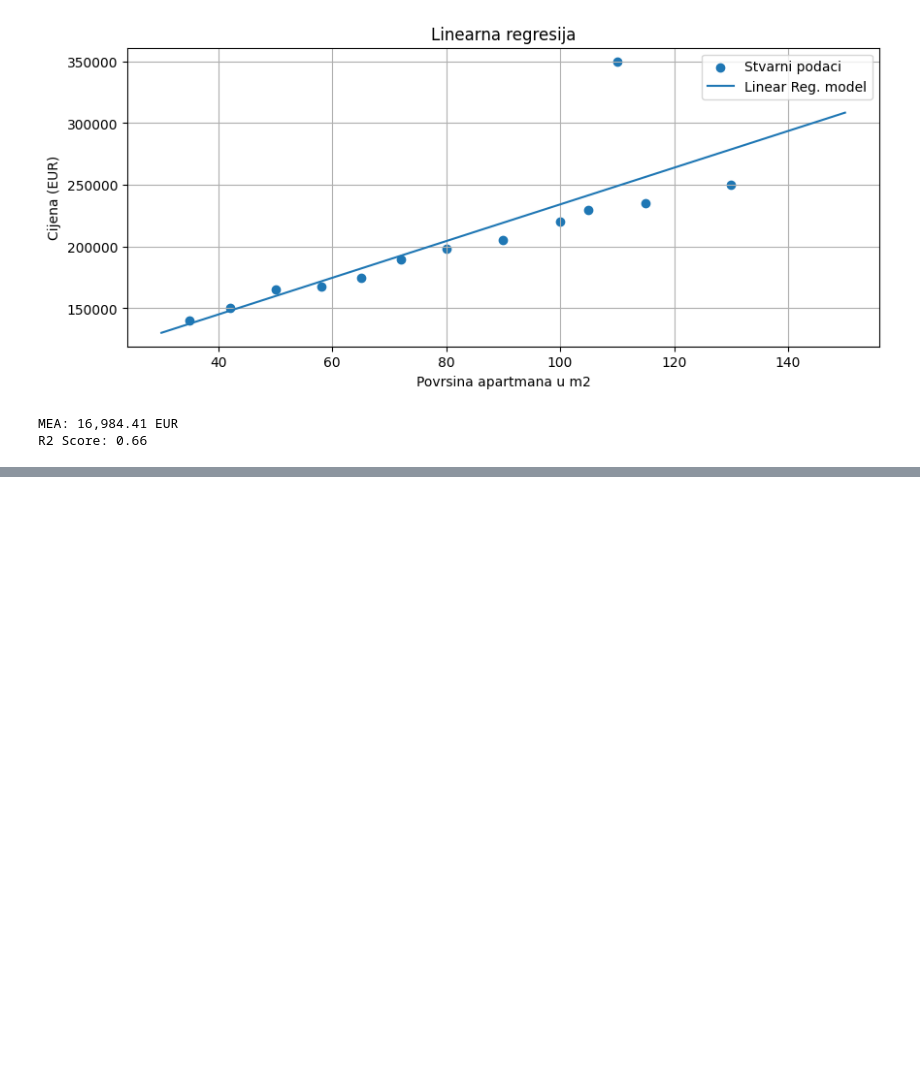
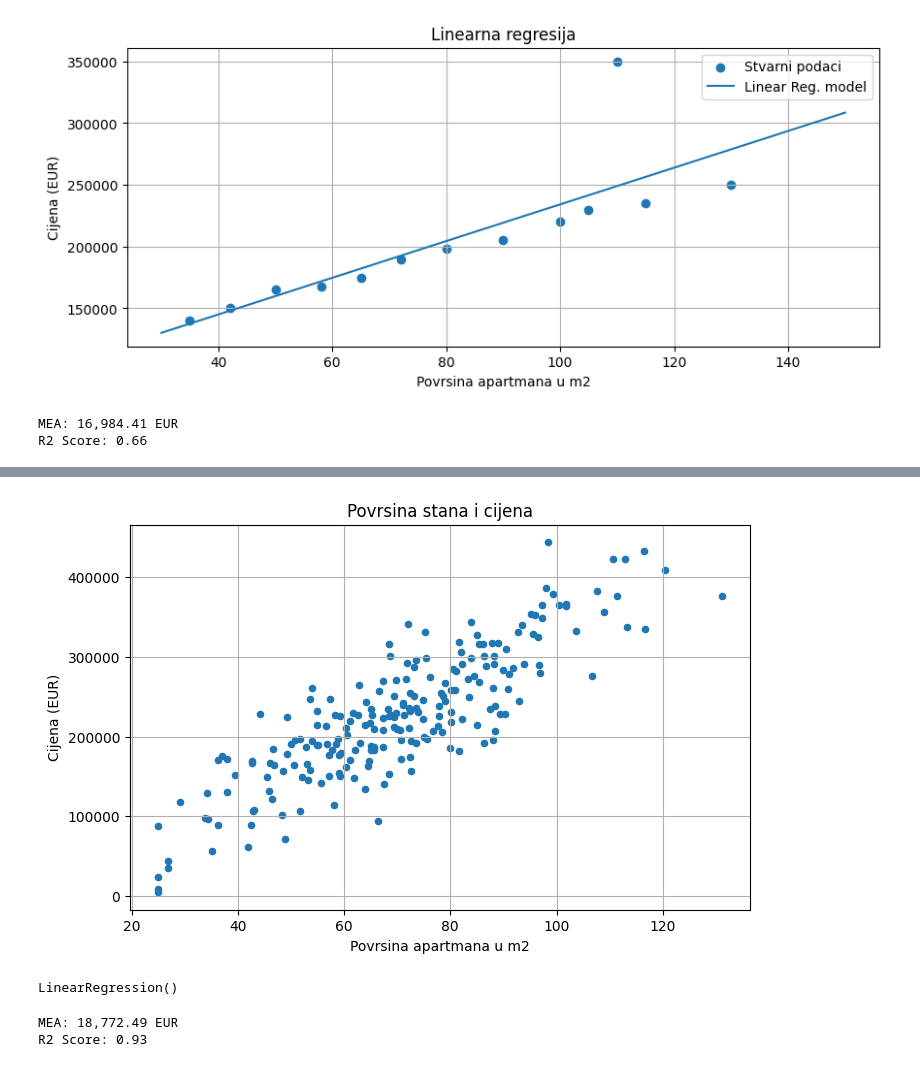
Before and after one commit to python-developer-algebra-klujic/pyds-ponavljanje, a Jupyter notebook: 11_Regresija.ipynb, the cells around one changed output, grey strips where cells are left out. Cells and saved outputs as stored; diff of their text form; code cells hidden in the pictures; blank space fills up the shorter version.

```diff
--- a/11_Regresija.ipynb
+++ b/11_Regresija.ipynb
@@ -89,3 +92,23 @@ print(f'R2 Score: {r2:,.2f}')
 # %% [output]
 MEA: 16,984.41 EUR
 R2 Score: 0.66
+# %%
+rng = np.random.default_rng(10)
+n = 220
+area_m2 = rng.normal(75, 22, n).clip(25, 160)
+rooms = np.round(area_m2 / 28 + rng.normal(0, 0.5, n)).clip(1, 6).astype(int)
+building_age = rng.integers(0, 80, n)
+distance_center_km = rng.uniform(0.5, 18, n)
+has_parking = rng.choice([0, 1], size=n, p=[0.45, 0.55])
+price_eur = (65000 + area_m2*3100 + rooms*8500 - building_age*850 - distance_center_km*5200 + has_parking*18000 + rng.normal(0, 22000, n))
+
+df_housing = pd.DataFrame({
+    "area_m2": np.round(area_m2, 1),
+    "rooms": rooms,
+    "building_age": building_age,
+    "distance_center_km": np.round(distance_center_km, 1),
+    "has_parking": has_parking,
+    "price_eur": np.round(price_eur, 0)
+})
+
+df_housing.head()
@@ -91,0 +150,14 @@ R2 Score: 0.66
+# %%
+df_housing.plot(
+    kind='scatter',
+    x='area_m2',
+    y='price_eur',
+    figsize=(8, 5),
+    title='Povrsina stana i cijena'
+)
+
+plt.xlabel('Povrsina apartmana u m2')
+plt.ylabel('Cijena (EUR)')
+plt.grid(True)
+# %% [output]
+[figure, added]
@@ -91,0 +169,5 @@ R2 Score: 0.66
+# %%
+model_lin_reg_multi = LinearRegression()
+model_lin_reg_multi.fit(X_train, y_train)
+# %% [output]
+LinearRegression()
@@ -91,0 +176,9 @@ R2 Score: 0.66
+# %%
+mae = mean_absolute_error(y_test, y_pred)
+r2 = r2_score(y_test, y_pred)
+
+print(f'MEA: {mae:,.2f} EUR')
+print(f'R2 Score: {r2:,.2f}')
+# %% [output]
+MEA: 18,772.49 EUR
+R2 Score: 0.93
```
Also changed, not shown: parts of 9 cells of this notebook.
